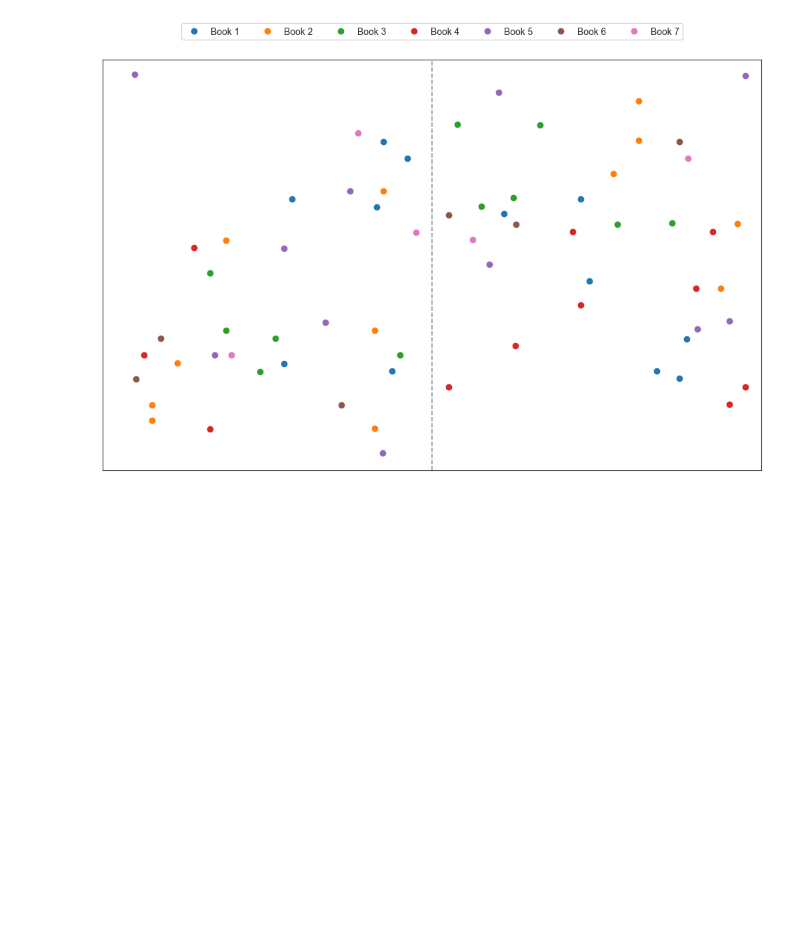
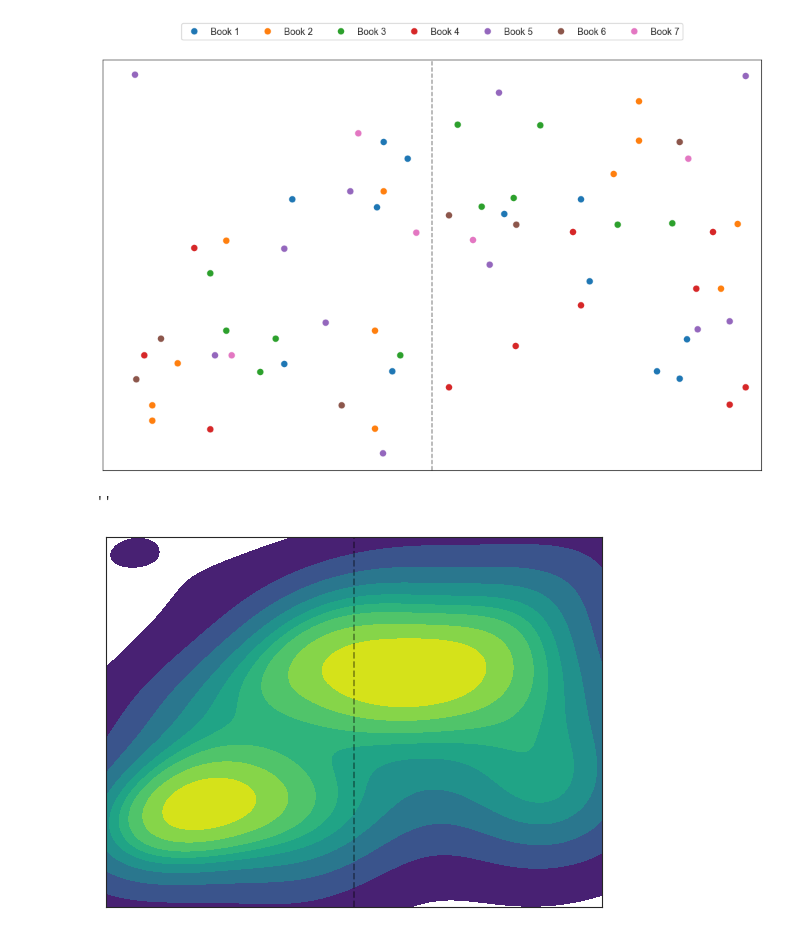
Before and after one commit to master-of-none/cs-545-ML-project, a Jupyter notebook: main.ipynb, the cells around one changed output. Cells and saved outputs as stored; diff of their text form; code cells hidden in the pictures; blank space fills up the shorter version.

```diff
--- a/main.ipynb
+++ b/main.ipynb
@@ -51,3 +51,16 @@ plt.legend(loc="upper center", ncol=7, frameon=True, fancybox=True, bbox_to_anch
 # %% [output]
 ''
 [figure]
+# %%
+sb.kdeplot(data=wheres_waldo_locations, x="X", y="Y", fill=True, cmap="viridis")
+plt.plot([6.375, 6.375], [0, 8], "--", color="black", alpha=0.4, lw=1.25)
+plt.xlim(0, 12.75)
+plt.ylim(0, 8)
+plt.xlabel("")
+plt.ylabel("")
+plt.xticks([])
+plt.yticks([])
+;
+# %% [output]
+''
+[figure, added]
```
